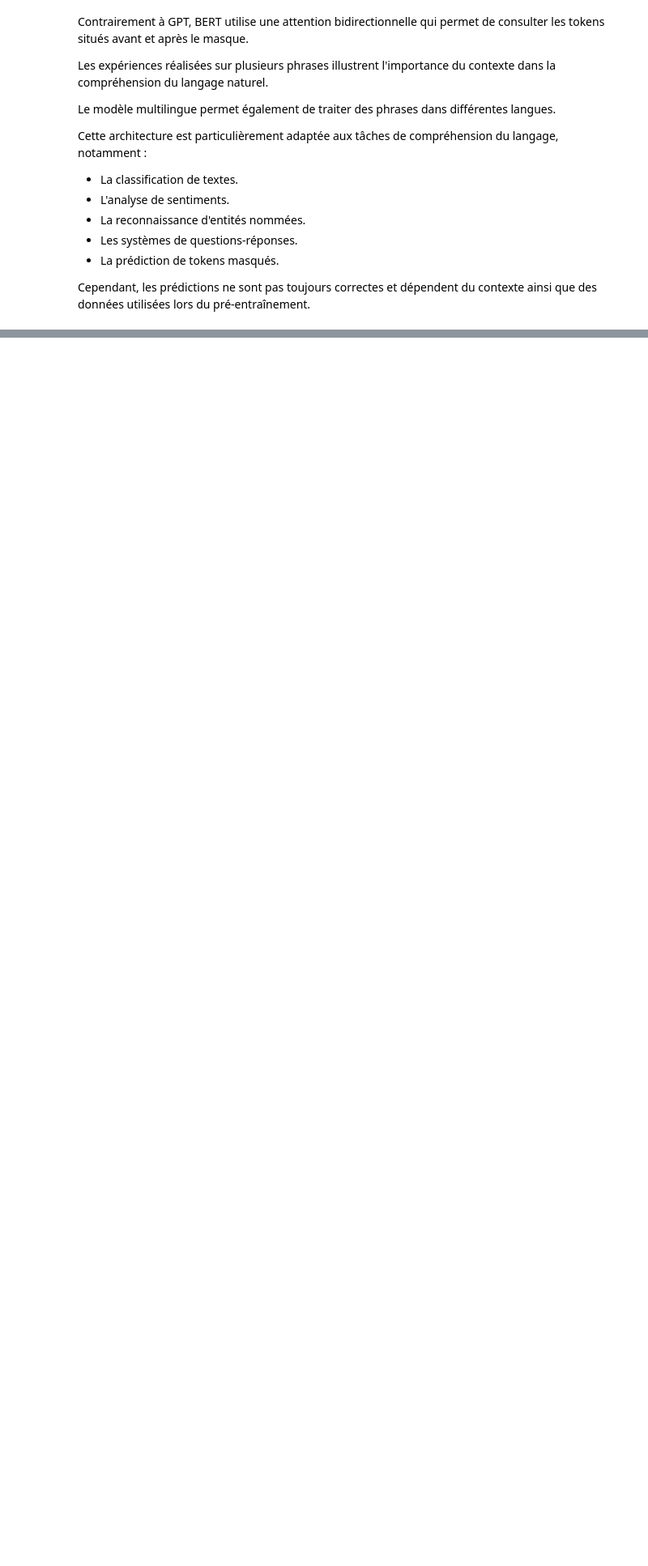
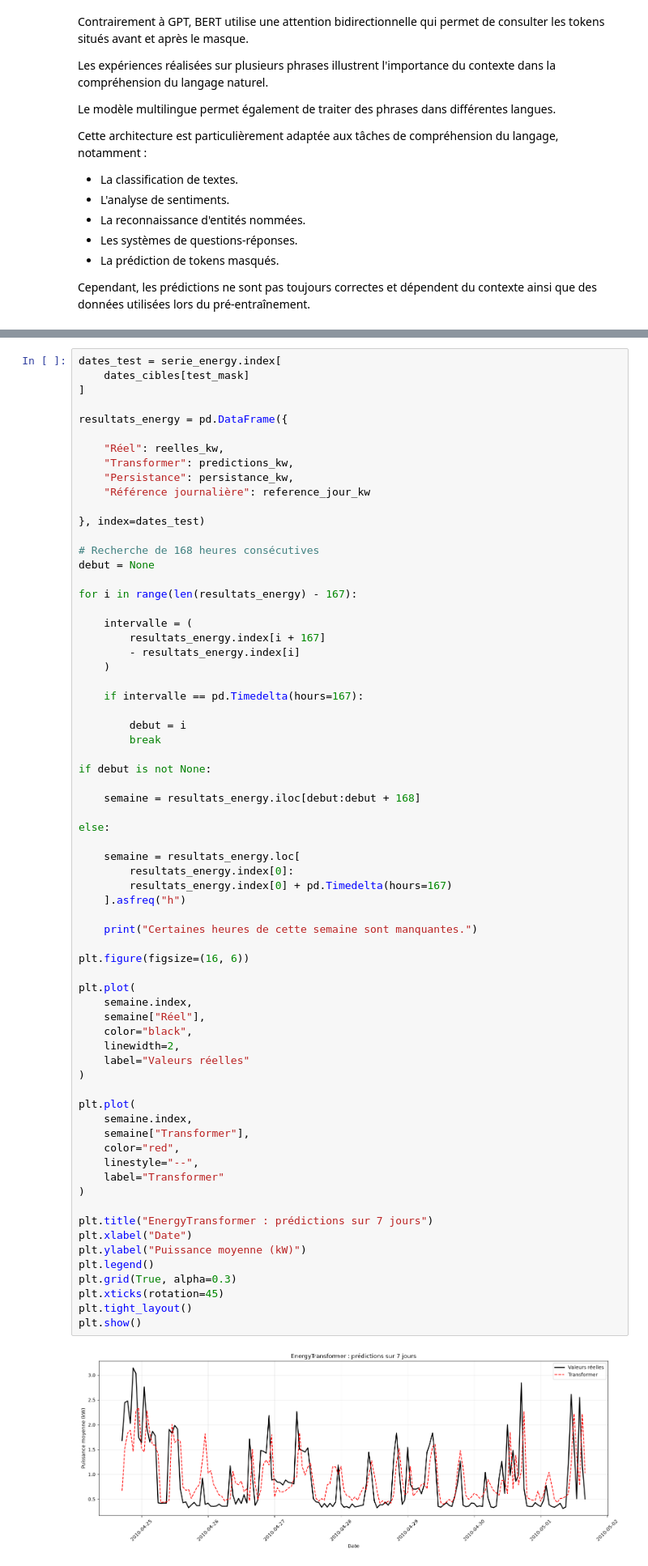
Before and after one commit to Benaich-idris/Activit-Pratique-N-4, a Jupyter notebook: Atelier_4_Architecture_Transformer.ipynb, the cells around one changed output, grey strips where cells are left out. Shown at 81% size. Drawn from its saved outputs; the diff is of its cells as text; blank space fills up the shorter version.

```diff
--- a/Atelier_4_Architecture_Transformer.ipynb
+++ b/Atelier_4_Architecture_Transformer.ipynb
@@ -1292,0 +1969,70 @@ lors du pré-entraînement.
+# %%
+dates_test = serie_energy.index[
+    dates_cibles[test_mask]
+]
+
+resultats_energy = pd.DataFrame({
+
+    "Réel": reelles_kw,
+    "Transformer": predictions_kw,
+    "Persistance": persistance_kw,
+    "Référence journalière": reference_jour_kw
+
+}, index=dates_test)
+
+# Recherche de 168 heures consécutives
+debut = None
+
+for i in range(len(resultats_energy) - 167):
+
+    intervalle = (
+        resultats_energy.index[i + 167]
+        - resultats_energy.index[i]
+    )
+
+    if intervalle == pd.Timedelta(hours=167):
+
+        debut = i
+        break
+
+if debut is not None:
+
+    semaine = resultats_energy.iloc[debut:debut + 168]
+
+else:
+
+    semaine = resultats_energy.loc[
+        resultats_energy.index[0]:
+        resultats_energy.index[0] + pd.Timedelta(hours=167)
+    ].asfreq("h")
+
+    print("Certaines heures de cette semaine sont manquantes.")
+
+plt.figure(figsize=(16, 6))
+
+plt.plot(
+    semaine.index,
+    semaine["Réel"],
+    color="black",
+    linewidth=2,
+    label="Valeurs réelles"
+)
+
+plt.plot(
+    semaine.index,
+    semaine["Transformer"],
+    color="red",
+    linestyle="--",
+    label="Transformer"
+)
+
+plt.title("EnergyTransformer : prédictions sur 7 jours")
+plt.xlabel("Date")
+plt.ylabel("Puissance moyenne (kW)")
+plt.legend()
+plt.grid(True, alpha=0.3)
+plt.xticks(rotation=45)
+plt.tight_layout()
+plt.show()
+# %% [output]
+[figure, added]
```
Also changed, not shown: parts of 50 cells of this notebook.
